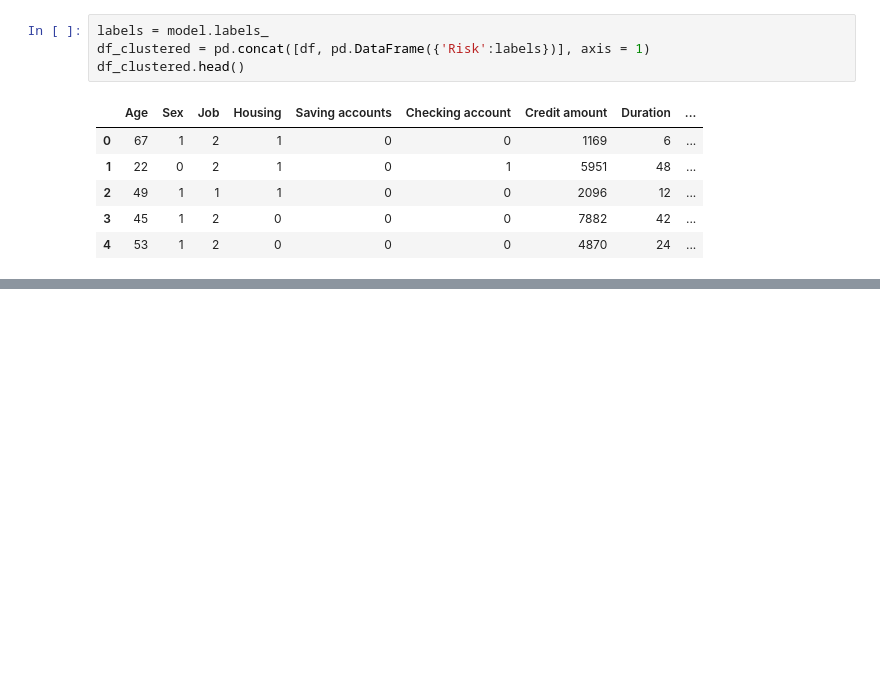
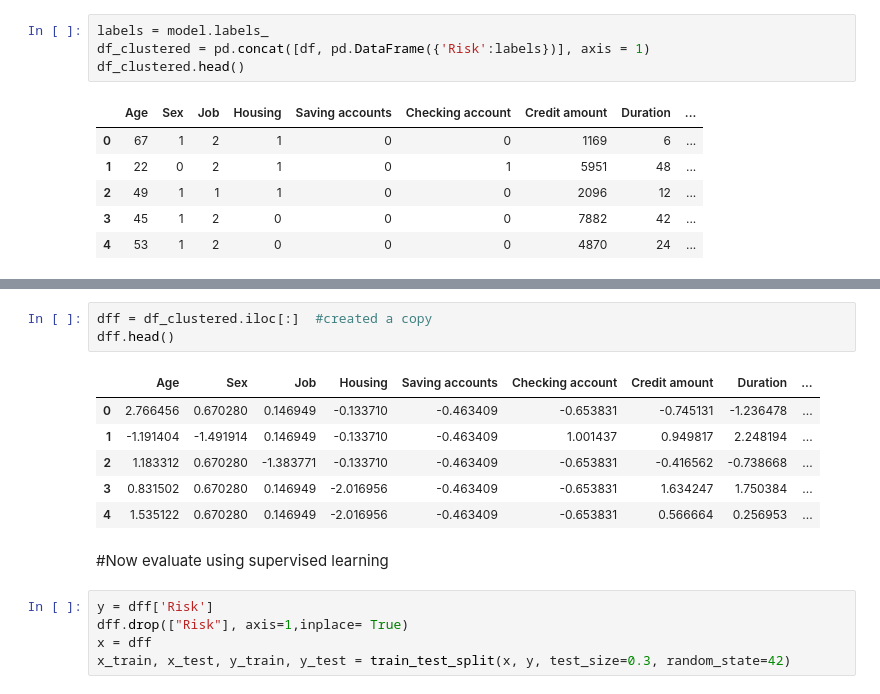
Before and after one commit to Prrriiitam/Loan_Credit_Risk, a Jupyter notebook: Credit_Risk.ipynb, the cells around one changed output, grey strips where cells are left out. Saved outputs shown, nothing was run; the diff lists cells and outputs as text; blank space fills up the shorter version.

```diff
--- a/Credit_Risk.ipynb
+++ b/Credit_Risk.ipynb
@@ -258,0 +295,17 @@ KMeans assigns cluster numbers arbitrarily — so 0 doesn't always mean "good",
+# %%
+dff = df_clustered.iloc[:]  #created a copy
+dff.head()
+# %% [output]
+|  | Age | Sex | Job | Housing | Saving accounts | Checking account | Credit amount | Duration | ... |
+| 0 | 2.766456 | 0.670280 | 0.146949 | -0.133710 | -0.463409 | -0.653831 | -0.745131 | -1.236478 | ... |
+| 1 | -1.191404 | -1.491914 | 0.146949 | -0.133710 | -0.463409 | 1.001437 | 0.949817 | 2.248194 | ... |
+| 2 | 1.183312 | 0.670280 | -1.383771 | -0.133710 | -0.463409 | -0.653831 | -0.416562 | -0.738668 | ... |
+| 3 | 0.831502 | 0.670280 | 0.146949 | -2.016956 | -0.463409 | -0.653831 | 1.634247 | 1.750384 | ... |
+| 4 | 1.535122 | 0.670280 | 0.146949 | -2.016956 | -0.463409 | -0.653831 | 0.566664 | 0.256953 | ... |
+# %% [markdown]
+#Now evaluate using supervised learning
+# %%
+y = dff['Risk']
+dff.drop(["Risk"], axis=1,inplace= True)
+x = dff
+x_train, x_test, y_train, y_test = train_test_split(x, y, test_size=0.3, random_state=42)
```
Also changed, not shown: parts of 14 cells of this notebook.
